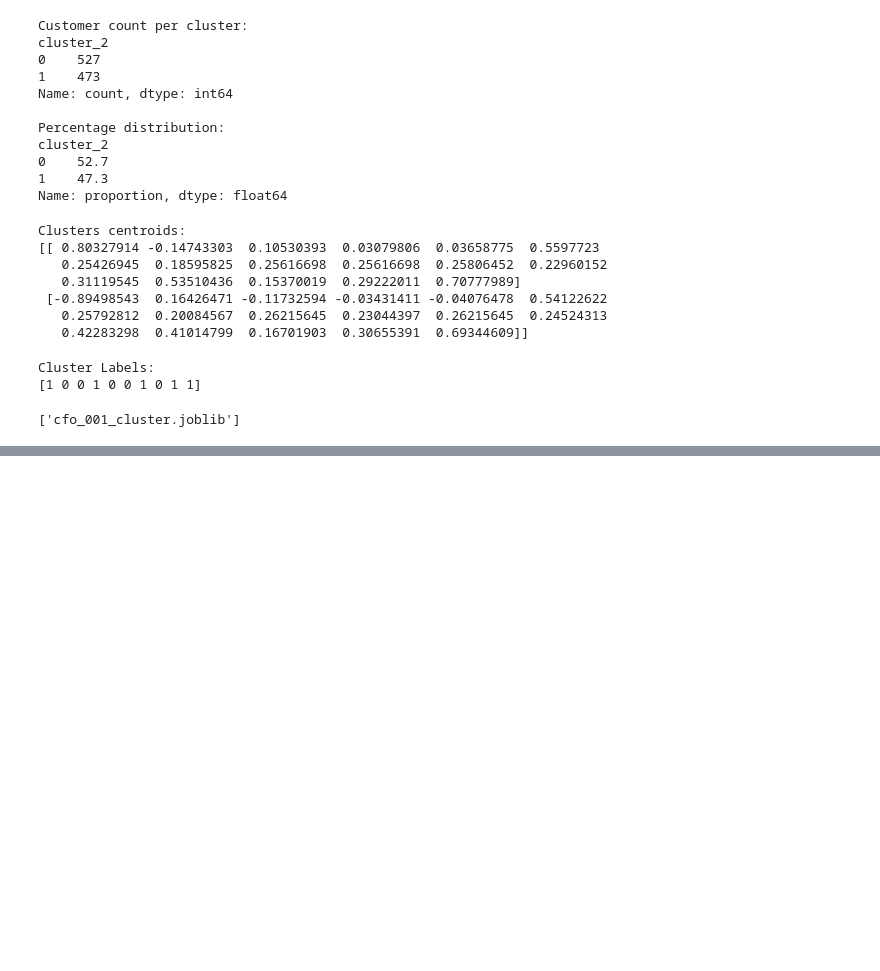
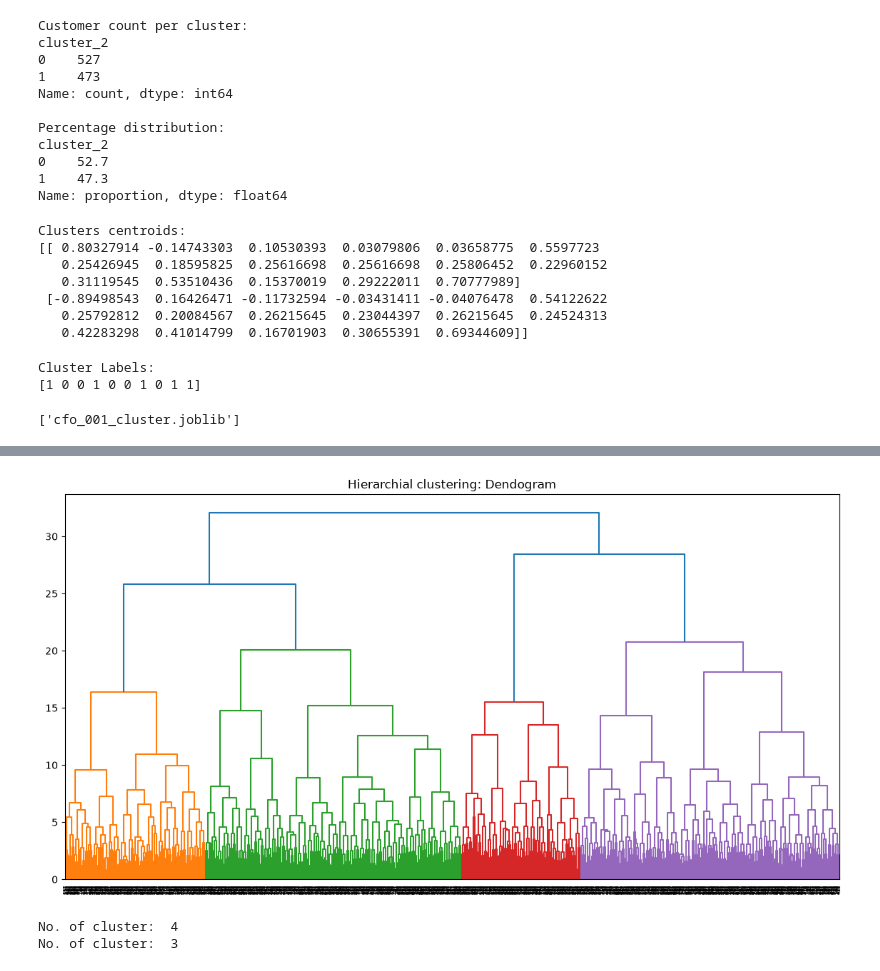
Before and after one commit to YashInLogN/CFO, a Jupyter notebook: cf0_001_k_means_cluster.ipynb, the cells around one changed output, grey strips where cells are left out. Cells and saved outputs as stored; diff of their text form; code cells hidden in the pictures; blank space fills up the shorter version.

Commit message:
Just shifted to hierarchical model and saved it.

```diff
--- a/cf0_001_k_means_cluster.ipynb
+++ b/cf0_001_k_means_cluster.ipynb
@@ -414,0 +425,38 @@ joblib.dump(
+# %%
+AC_model = AgglomerativeClustering(
+    n_clusters=3,
+    linkage="ward"
+)
+new_label = AC_model.fit_predict(X_processed)
+Z = linkage(X_processed, method="ward")
+df["cluster"] = new_label
+# %%
+plt.figure(figsize=(14, 7))
+dendrogram(Z)
+plt.title("Hierarchial clustering: Dendogram")
+plt.show()
+# %% [output]
+[figure, added]
+# %%
+cluster_label = fcluster(
+    Z,
+    t=23,
+    criterion="distance"
+)
+
+df["hierarchial_cluster"] = cluster_label
+
+print("No. of cluster: ", len(set(cluster_label)))
+
+cluster_label_2 = fcluster(
+    Z,
+    t=27,
+    criterion="distance"
+)
+
+df["hierarchial_cluster_2"] = cluster_label_2
+
+print("No. of cluster: ", len(set(cluster_label_2)))
+# %% [output]
+No. of cluster:  4
+No. of cluster:  3
```
Also changed, not shown: parts of 7 cells of this notebook.
